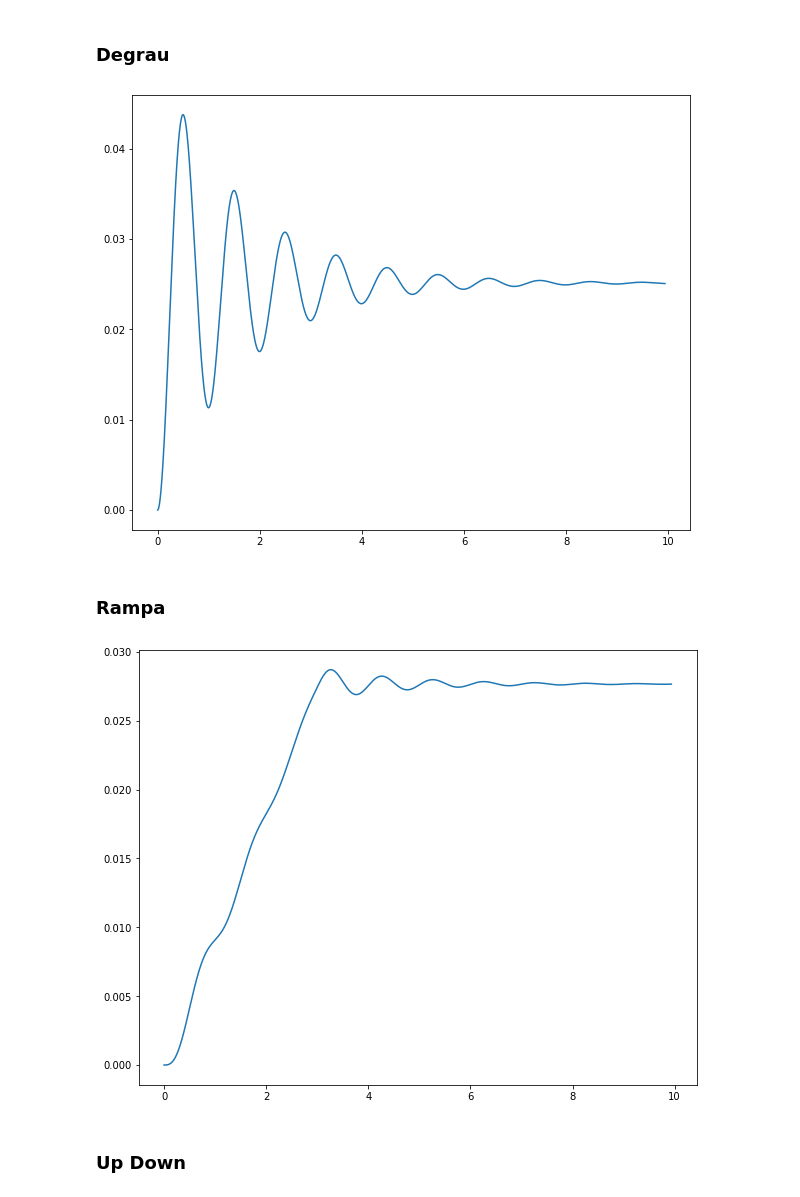
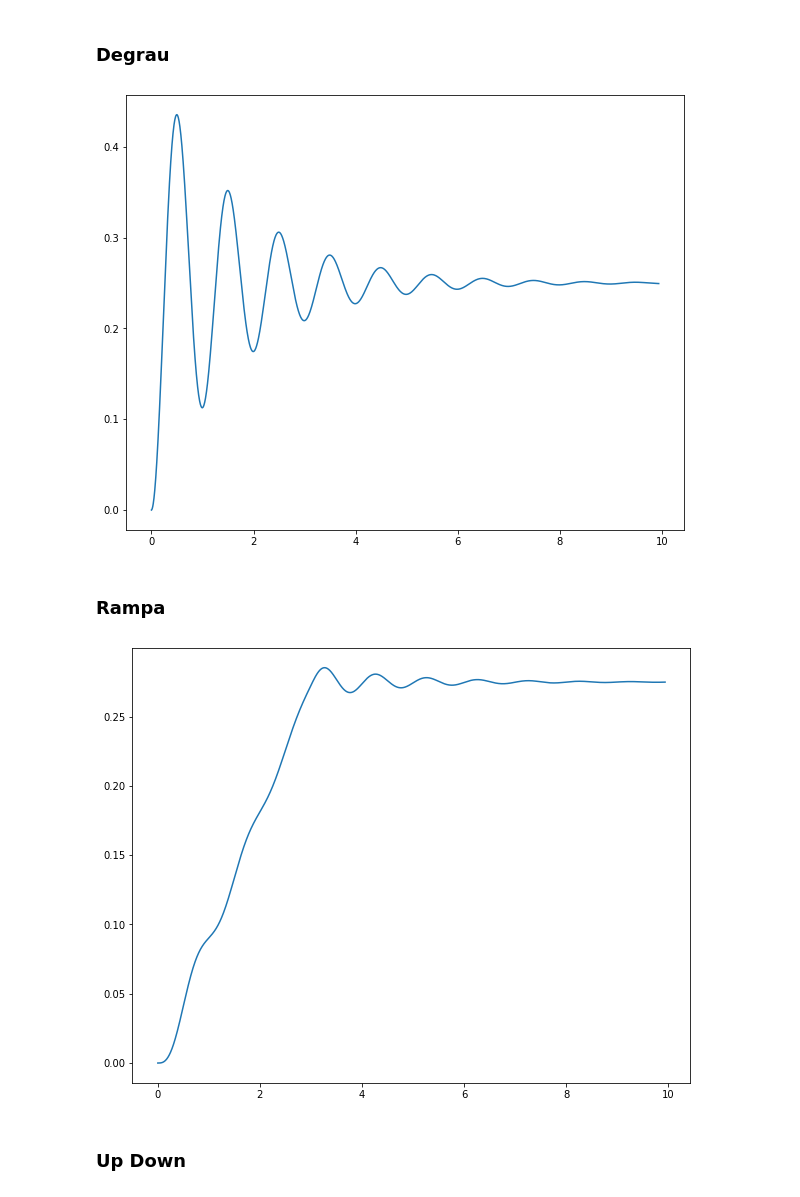
Before and after one commit to r-b-w/Notebooks-Vibracoes, a Jupyter notebook: Notebooks/ConvoluçãoNumérica.ipynb, the cells around one changed output. Saved outputs shown, nothing was run; the diff lists cells and outputs as text; code cells hidden in the pictures.

```diff
--- a/Notebooks/ConvoluçãoNumérica.ipynb
+++ b/Notebooks/ConvoluçãoNumérica.ipynb
@@ -52,12 +51,9 @@ Podemos usá-la no entanto para construir uma função que calcula a resposta.
 # %%
-def conv_resp(a, b):
-    """
-    a, b must be 1d arrays of the same size.
-    """
-    c = np.empty_like(a)
-    for i in np.arange(c.size):
-        c[i] = np.convolve(a[:i+1], b[:i+1], 'valid')
-    return c / c.size
+def conv_resp(ft, gt, times):
+    maxt = times.shape[0]
+    dt = times[1] - times[0]
+    c = np.convolve(dt*ft, gt)
+    return c[:maxt]
 # %% [markdown]
 ## Funções
 
@@ -123,24 +119,24 @@ gt = osc.gt(times)
 ### Degrau
 # %%
 s = make_step(10, times)
-xts = conv_resp(gt, s)
+xts = conv_resp(gt, s, times)
 fig, ax = plt.subplots()
 ax.plot(times, xts)
 fig.set_size_inches(10, 8)
 plt.show()
 # %% [output]
-[figure, old version]
+[figure, new version]
 # %% [markdown]
 ### Rampa
 # %%
 r = make_ramp(11, 3, times)
-xtr = conv_resp(gt, r)
+xtr = conv_resp(gt, r, times)
 fig, ax = plt.subplots()
 ax.plot(times, xtr)
 fig.set_size_inches(10, 8)
 plt.show()
 # %% [output]
-[figure, old version]
+[figure, new version]
 # %% [markdown]
 ### Up Down
 # %%
```
Also changed, not shown: parts of 5 cells of this notebook.
